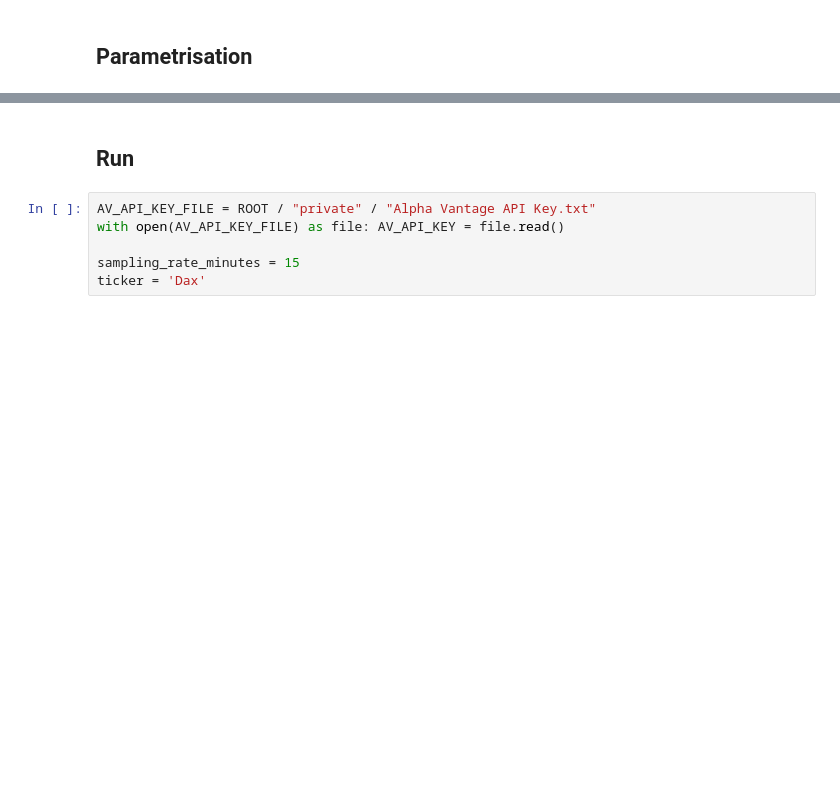
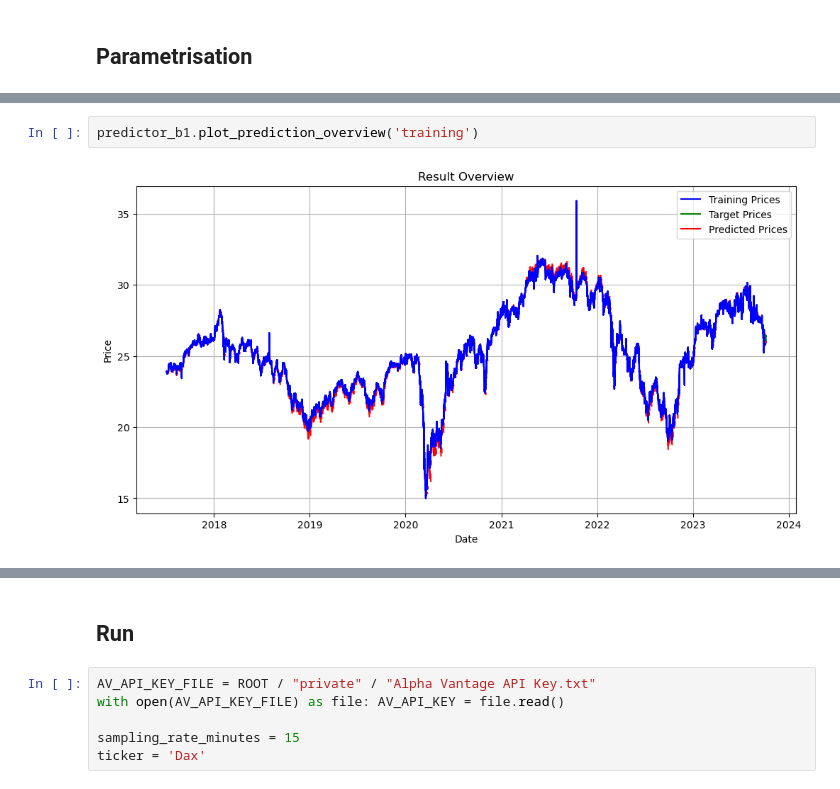
Before and after one commit to paulruesing/hybrid-rl-index-trading, a Jupyter notebook: notebooks/predictor_parametrisation.ipynb, the cells around one changed output, grey strips where cells are left out. Drawn from its saved outputs; the diff is of its cells as text; blank space fills up the shorter version.

```diff
--- a/notebooks/predictor_parametrisation.ipynb
+++ b/notebooks/predictor_parametrisation.ipynb
@@ -1288,0 +1031,4 @@ predictor_a2_c3z
+# %%
+predictor_b1.plot_prediction_overview('training')
+# %% [output]
+[figure, added]
```
Also changed, not shown: parts of 25 cells of this notebook.
